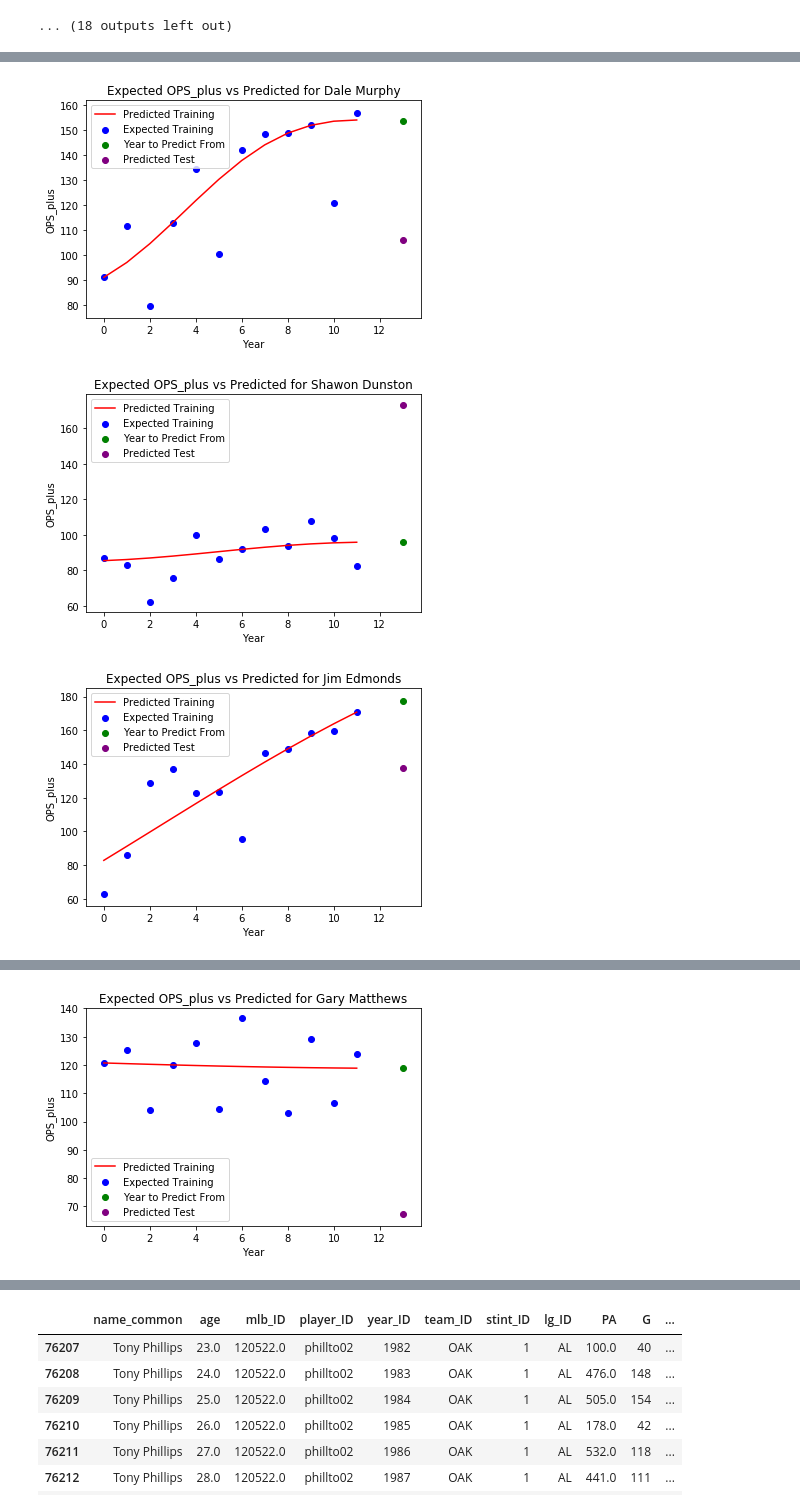
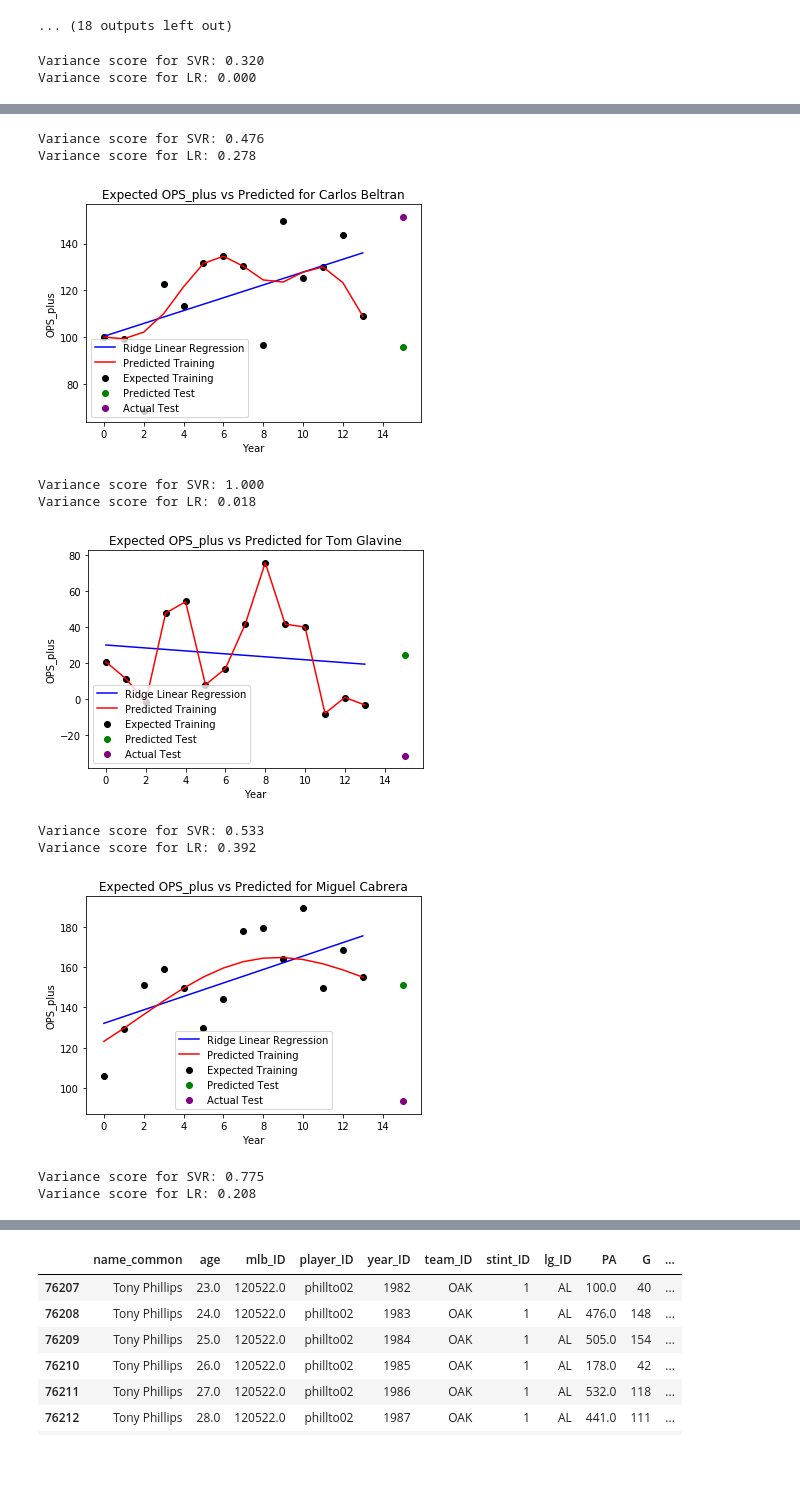
Before and after one commit to LACoderDeBH/CS229-Final-Project, a Jupyter notebook: baseline_svr_player_specific.ipynb, the cells around one changed output, grey strips where cells are left out. Saved outputs shown, nothing was run; the diff lists cells and outputs as text; code cells hidden in the pictures; blank space fills up the shorter version.

```diff
--- a/baseline_svr_player_specific.ipynb
+++ b/baseline_svr_player_specific.ipynb
@@ -39,14 +39,16 @@ def prepare_rows(player_rows):
 def run_svr(data_tuple):
     x_train, y_train, x_test, y_test = data_tuple
     #print(x_train.shape, y_train.shape, x_test.shape, y_test.shape)
-    parameters = {
-    "kernel": ["rbf"],
-    "C": [1,10,10,100,150,1000, 10e5],
-    "gamma": [1e-8, 1e-7, 1e-6, 1e-5, 1e-4, 1e-3, 1e-2, 1e-1, 1e2, 1e8],
-    "epsilon": [0.1, 1e-4, 1e2]
-    }
+#     parameters = {
+#     "kernel": ["poly"],
+#     "C": [1,10,10,100,150,1000, 10e5],
+#     "gamma": [1e-8, 1e-7, 1e-6, 1e-5, 1e-4, 1e-3, 1e-2, 1e-1, 1e2, 1e8],
+#     "epsilon": [0.1, 1e-4, 1e2]
+#     }
 
-    svr = GridSearchCV(SVR(), parameters, cv=3)
+#     svr = GridSearchCV(SVR(), parameters, cv=3)
+    svr = SVR(kernel='poly', C=100, gamma='auto',degree=3, epsilon=.1,
+               coef0=1)
     svr.fit(x_train, y_train.ravel())
 
     y_svr_pred = svr.predict(x_test)
@@ -276,21 +205,25 @@ for player in worst_ten:
     svr = GridSearchCV(SVR(), parameters, cv=3)
     svr.fit(x_train, y_train.ravel())
     y_svr_pred = svr.predict(x_test)
-
-
-    X_grid = np.arange(min(x_train[:,:1]), max(x_train[:,:1]), 0.1)
-    X_grid = X_grid.reshape((len(X_grid), 1))
+    linearRegressor = Ridge(alpha=0.1)  # ditto for alpha
+    linearRegressor.fit(x_train, y_train)
+    plt.plot(x_train, linearRegressor.predict(x_train), color = 'blue')
 
     plt.plot(svr.predict(x_train), color = 'red')
-    plt.scatter(x_train,y_train, color = 'blue')
+
+    plt.scatter(x_train,y_train, color = 'black')
 
 
     plt.scatter(len(y_train) + 1, y_svr_pred, color = 'green')
     plt.scatter(len(y_train) + 1, y_test, color = 'purple')
-    plt.legend(('Predicted Training', 'Expected Training', 'Year to Predict From', 'Predicted Test','Actual Test'))
+    plt.legend(('Ridge Linear Regression','Predicted Training', 'Expected Training', 'Predicted Test','Actual Test'))
+    print('Variance score for SVR: %.3f' % r2_score(y_train, svr.predict(x_train)))
+    print('Variance score for LR: %.3f' % r2_score(y_train, linearRegressor.predict(x_train)))
 
     plt.title('Expected OPS_plus vs Predicted for %s' % player_name)
     plt.xlabel('Year')
     plt.ylabel('OPS_plus')
     plt.show()
 # %% [output]
+Variance score for SVR: 0.320
+Variance score for LR: 0.000
@@ -298,3 +231,11 @@ for player in worst_ten:
+Variance score for SVR: 0.476
+Variance score for LR: 0.278
-[figure, old version]
+[figure, new version]
+Variance score for SVR: 1.000
+Variance score for LR: 0.018
-[figure, old version]
+[figure, new version]
+Variance score for SVR: 0.533
+Variance score for LR: 0.392
-[figure, old version]
+[figure, new version]
+Variance score for SVR: 0.775
+Variance score for LR: 0.208
@@ -303 +245,0 @@ for player in worst_ten:
-[figure, removed]
```
Also changed, not shown: parts of 4 cells of this notebook.
